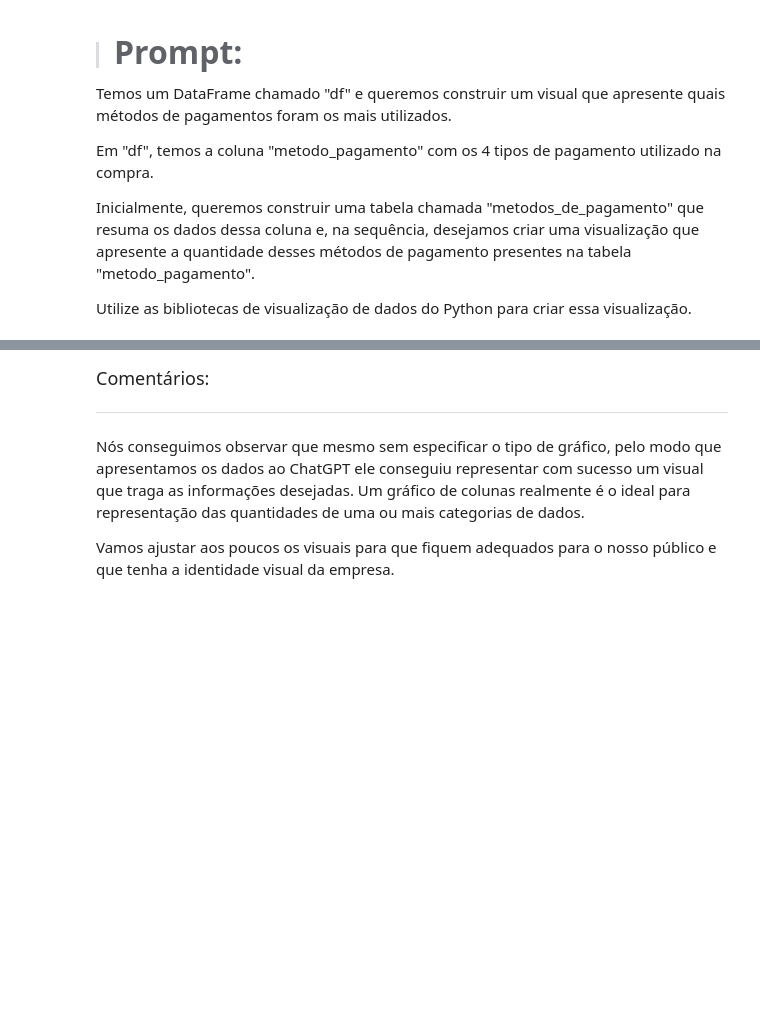
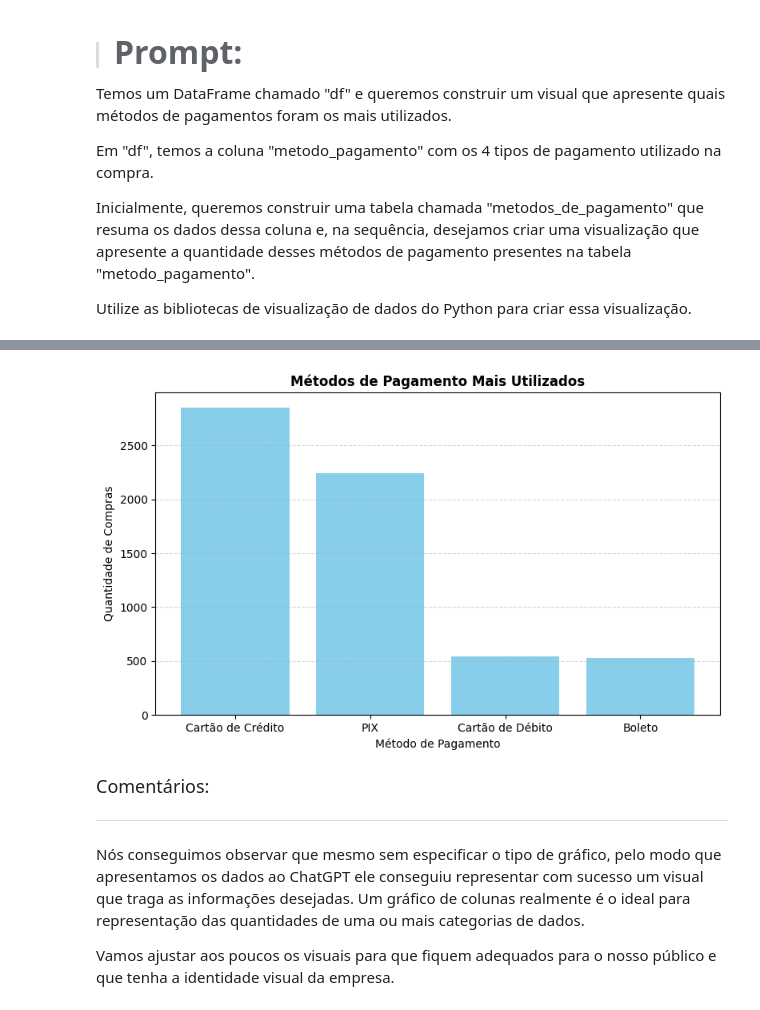
Before and after one commit to Enoque12/Projecto_Inicial_IA_Aplicada_na_Ciencia_de_Dados, a Jupyter notebook: Projeto_Inicial_IA_aplicada_a_Data_Science.ipynb, the cells around one changed output, grey strips where cells are left out. Saved outputs shown, nothing was run; the diff lists cells and outputs as text; code cells hidden in the pictures; blank space fills up the shorter version.

```diff
--- a/Projeto_Inicial_IA_aplicada_a_Data_Science.ipynb
+++ b/Projeto_Inicial_IA_aplicada_a_Data_Science.ipynb
@@ -454,3 +454,7 @@ Em "df", temos a coluna "metodo_pagamento" com os 4 tipos de pagamento utilizado
 Inicialmente, queremos construir uma tabela chamada "metodos_de_pagamento" que resuma os dados dessa coluna e, na sequência, desejamos criar uma visualização que apresente a quantidade desses métodos de pagamento presentes na tabela "metodo_pagamento".
 
 Utilize as bibliotecas de visualização de dados do Python para criar essa visualização.
+# %%
+# Criar a tabela resumida
+metodos_de_pagamento = df['metodo_pagamento'].value_counts().reset_index()
+metodos_de_pagamento.columns = ['metodo_pagamento', 'quantidade']
@@ -457,3 +471,16 @@ Utilize as bibliotecas de visualização de dados do Python para criar essa visu
+# %%
+# Criar a visualização
+plt.figure(figsize=(8, 5))
+plt.bar(metodos_de_pagamento['metodo_pagamento'], metodos_de_pagamento['quantidade'], color='skyblue')
+
+plt.title('Métodos de Pagamento Mais Utilizados', fontweight='bold')
+plt.xlabel('Método de Pagamento')
+plt.ylabel('Quantidade de Compras')
+plt.grid(axis='y', linestyle='--', alpha=0.5)
+plt.tight_layout()
+plt.show()
+# %% [output]
+[figure, added]
 # %% [markdown]
 <font color="7b71ff" size=4> Comentários: </font>
 
```
Also changed, not shown: parts of 15 cells of this notebook.
